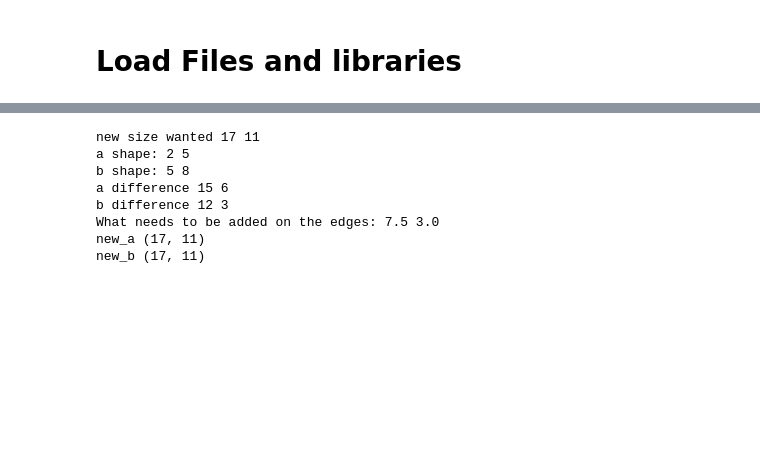
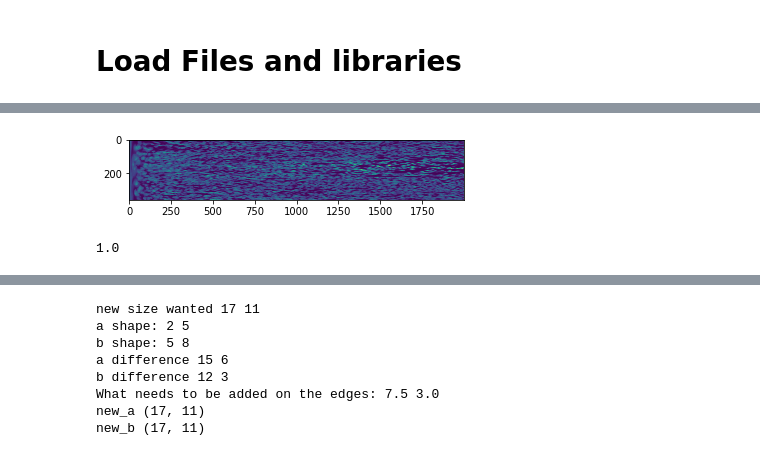
Before and after one commit to jhausserlab/HiFiAlignmentTool, a Jupyter notebook: ImageProcessing.ipynb, the cells around one changed output, grey strips where cells are left out. Cells and saved outputs as stored; diff of their text form; code cells hidden in the pictures; blank space fills up the shorter version.

```diff
--- a/ImageProcessing.ipynb
+++ b/ImageProcessing.ipynb
@@ -15,0 +52,11 @@ import tifffile
+# %%
+imgplot = plt.imshow(rotated_polar)
+# %% [output]
+[figure, added]
+# %%
+shifts, error, phasediff = phase_cross_correlation(image_polar, rotated_polar)
+
+print(shifts[0])
+changed = rotate(rotated, -shifts[0]/2)
+# %% [output]
+1.0
```
Also changed, not shown: parts of 12 cells of this notebook, 5 other files.
